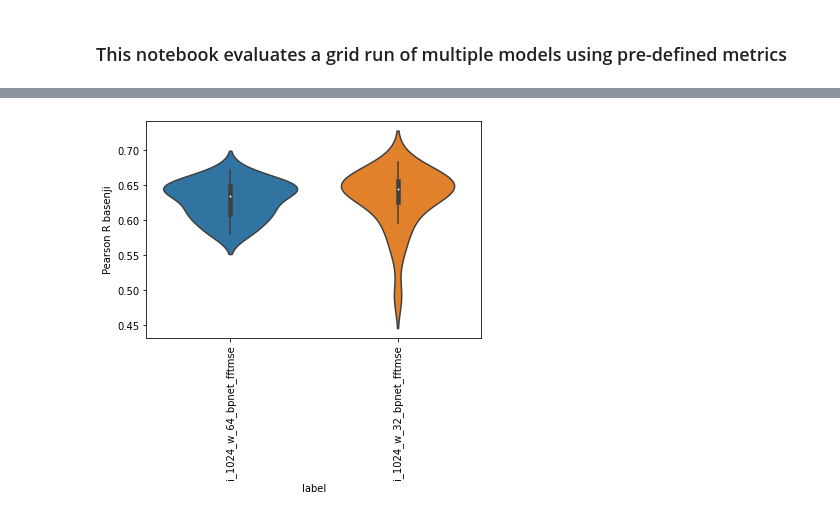
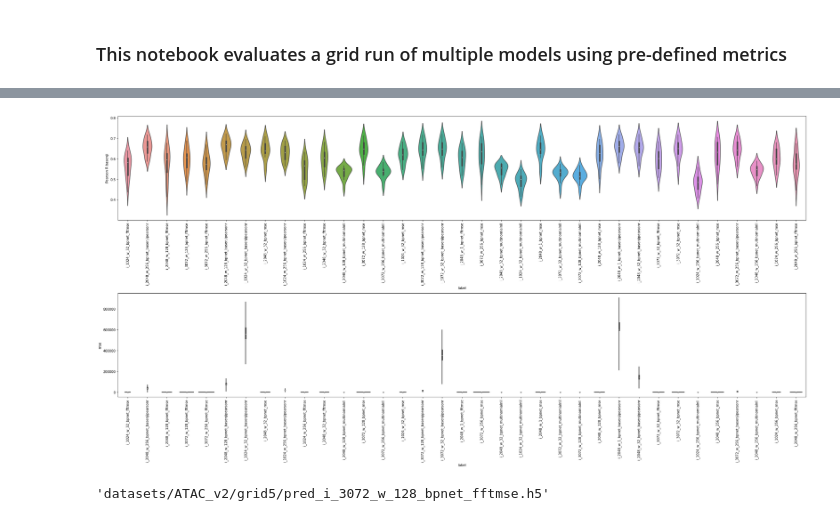
Before and after one commit to amberT15/QuantPred, a Jupyter notebook: evaluation.ipynb, the cells around one changed output, grey strips where cells are left out. Cells and saved outputs as stored; diff of their text form; code cells hidden in the pictures.

```diff
--- a/evaluation.ipynb
+++ b/evaluation.ipynb
@@ -94,5 +190,0 @@ plt.tight_layout()
-# %%
-_=sns.violinplot(x='label', y='Pearson R basenji', data=all_metrics)
-_=plt.xticks(rotation=90)
-# %% [output]
-[figure, removed]
@@ -100,0 +191,14 @@ all_metrics.to_csv('grid4_eval_metrics.csv')
+# %%
+fig,axs = plt.subplots(2,1, figsize=[30,15])
+_=sns.violinplot(x='label', y='Pearson R basenji', data=all_metrics, ax=axs[0])
+# axs[0].set_xticks([], [])
+_=axs[0].set_xticklabels(axs[0].get_xticklabels(), rotation=90)
+_=sns.violinplot(x='label', y='mse', data=all_metrics, ax=axs[1])
+# axs[1].set_xticks([], [])
+_=axs[1].set_xticklabels(axs[1].get_xticklabels(), rotation=90)
+# _=sns.violinplot(x='label', y='poisson', data=all_metrics, ax=axs[2])
+
+# _=plt.xticks(rotation=90)
+plt.tight_layout()
+# %% [output]
+[figure, added]
@@ -100,0 +207,4 @@ all_metrics.to_csv('grid4_eval_metrics.csv')
+# %%
+select_models[1]
+# %% [output]
+'datasets/ATAC_v2/grid5/pred_i_3072_w_128_bpnet_fftmse.h5'
```
Also changed, not shown: parts of 31 cells of this notebook.
